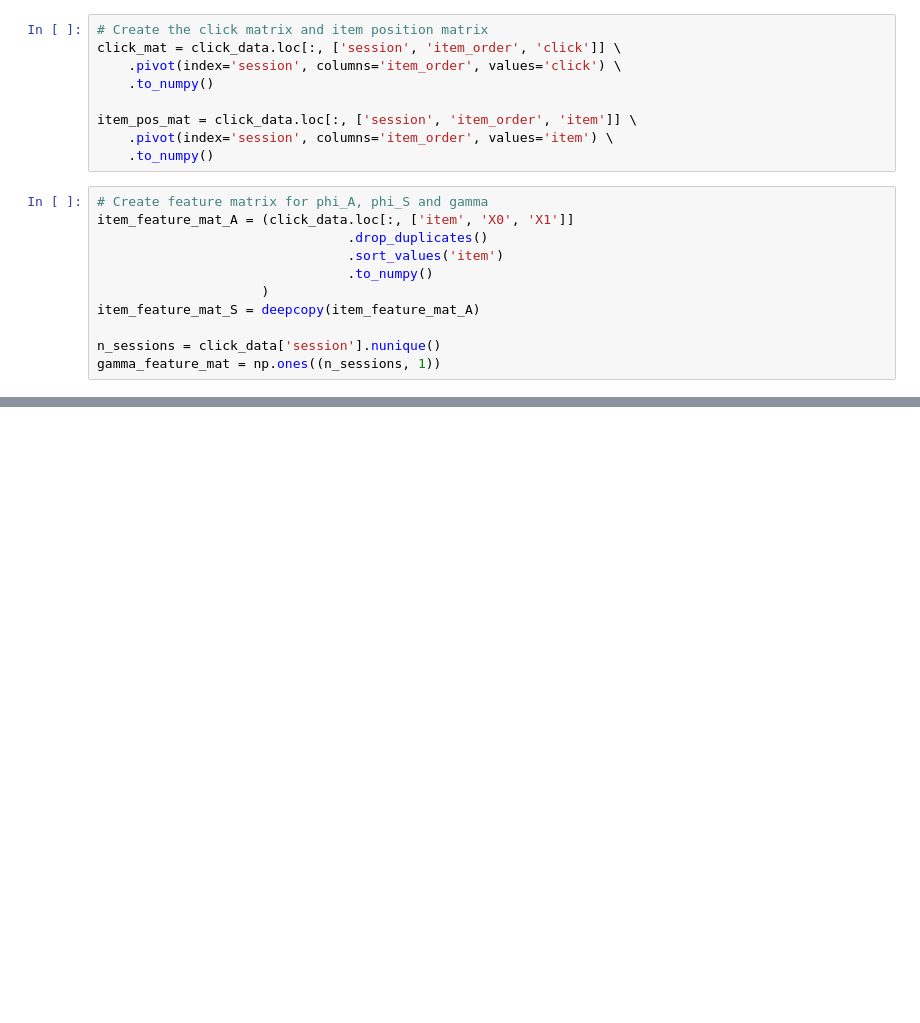
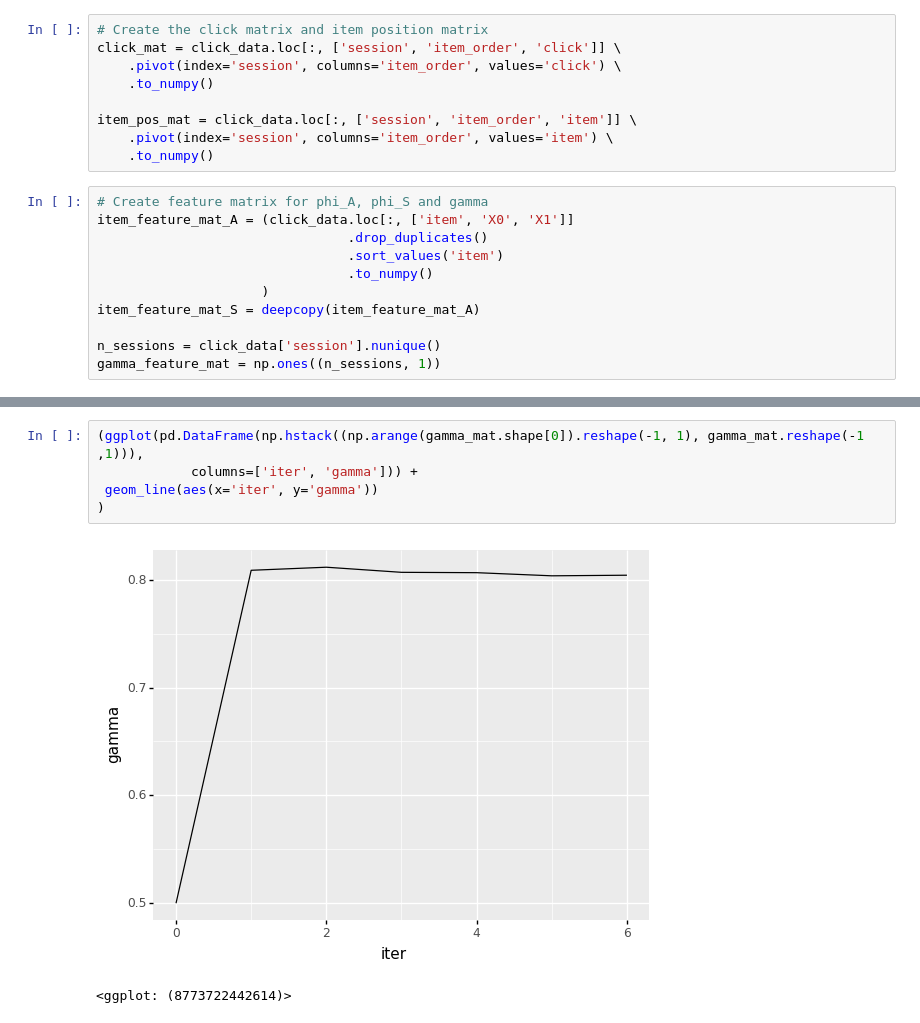
Before and after one commit to cornederuijtnw/GCM, a Jupyter notebook: jupyter notebooks/czm_fit_example.ipynb, the cells around one changed output, grey strips where cells are left out. Cells and saved outputs as stored; diff of their text form; blank space fills up the shorter version.

```diff
--- a/jupyter notebooks/czm_fit_example.ipynb
+++ b/jupyter notebooks/czm_fit_example.ipynb
@@ -197,0 +231,8 @@ Running M-step ...
+# %%
+(ggplot(pd.DataFrame(np.hstack((np.arange(gamma_mat.shape[0]).reshape(-1, 1), gamma_mat.reshape(-1 ,1))),
+            columns=['iter', 'gamma'])) +
+ geom_line(aes(x='iter', y='gamma'))
+)
+# %% [output]
+[figure, added]
+<ggplot: (8773722442614)>
```
Also changed, not shown: parts of 12 cells of this notebook, 13 other files.
